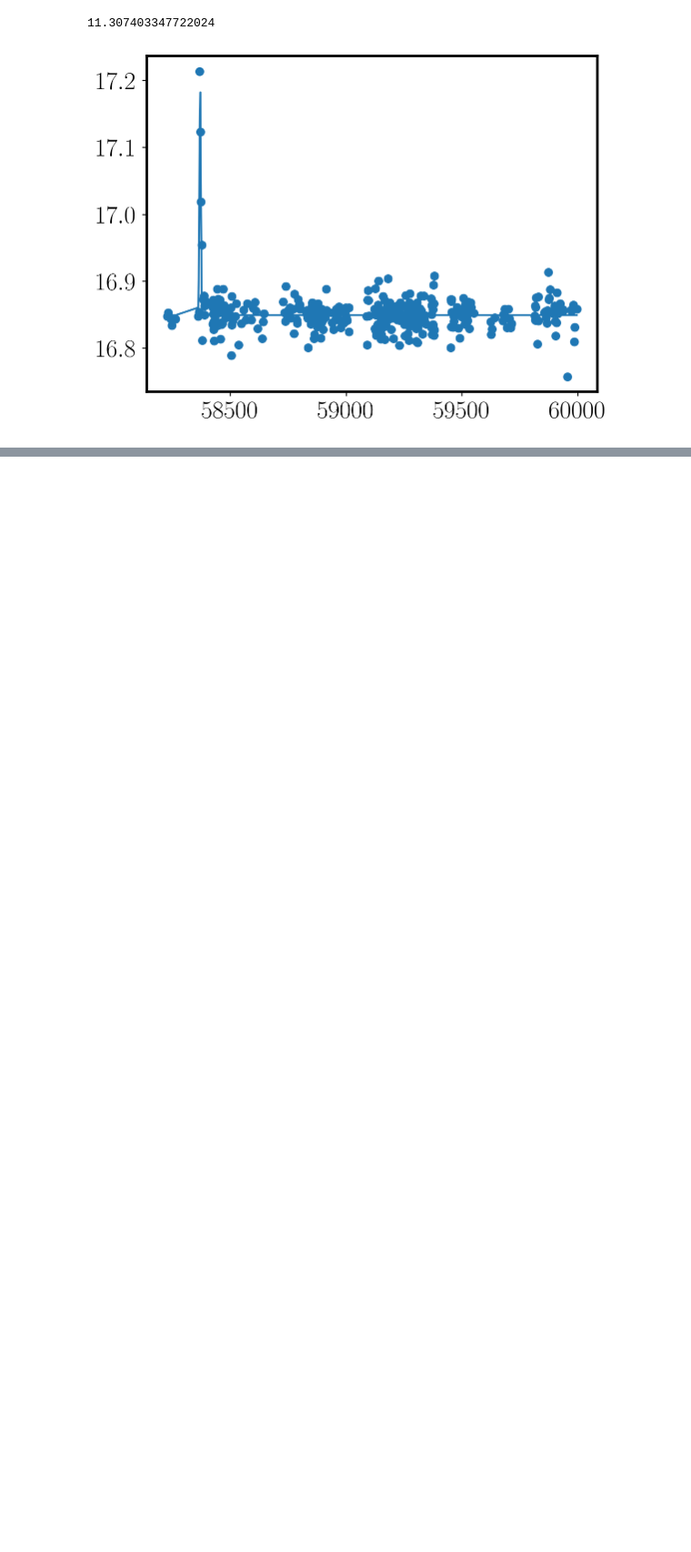
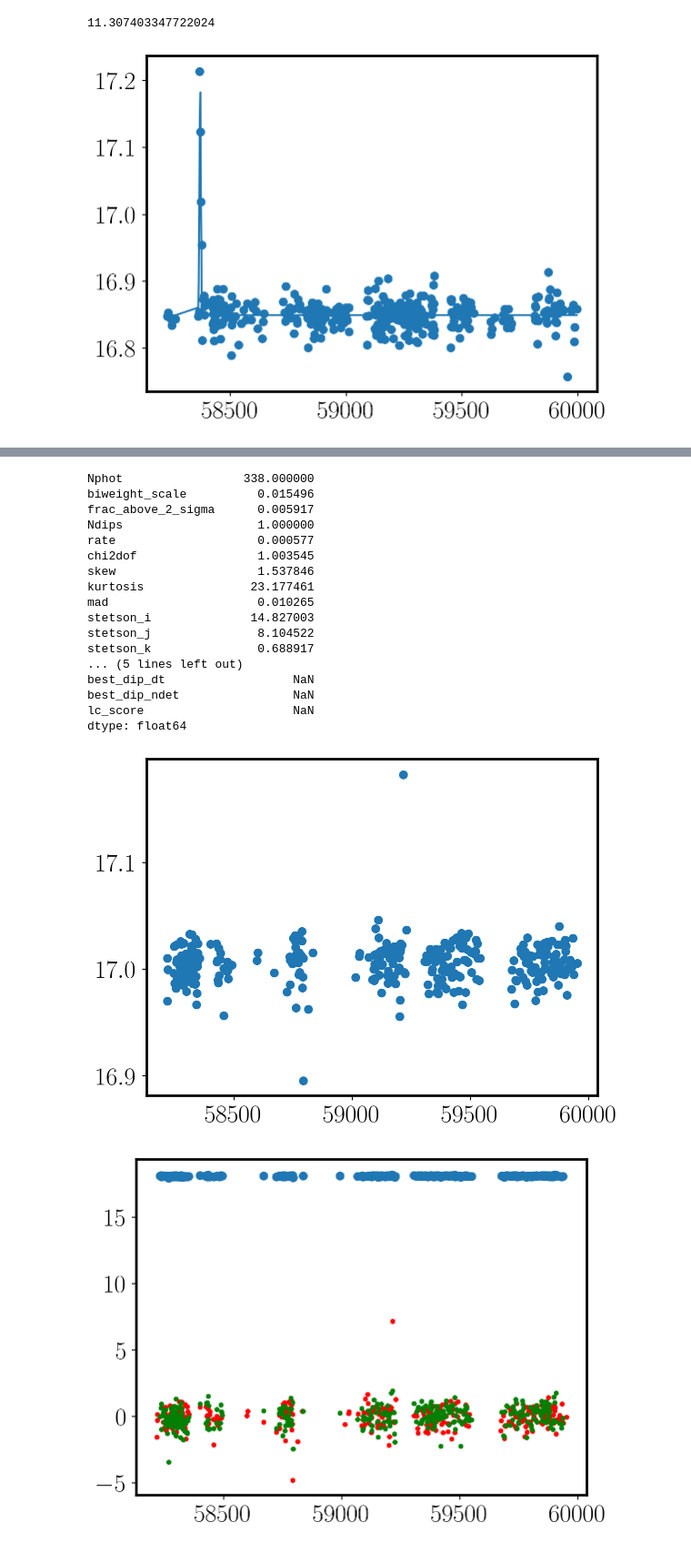
Before and after one commit to AndyTza/little-dip, a Jupyter notebook: notebook/Dipper Prototype.ipynb, the cells around one changed output, grey strips where cells are left out. Shown at 91% size. Saved outputs shown, nothing was run; the diff lists cells and outputs as text; code cells hidden in the pictures; blank space fills up the shorter version.

```diff
--- a/notebook/Dipper Prototype.ipynb
+++ b/notebook/Dipper Prototype.ipynb
@@ -167,0 +198,7 @@ np.log(evaluate_updated(lc_time, lc_mag, lc_magerr, lc_flags, lc_filter)['lc_sco
+# %%
+evaluate_updated(obs_time,
+                    obs_mag,
+                    obs_magerr,
+                    obs_cat,
+                    obs_filter)
+# %% [output]
@@ -167,0 +207,19 @@ np.log(evaluate_updated(lc_time, lc_mag, lc_magerr, lc_flags, lc_filter)['lc_sco
+Nphot                 338.000000
+biweight_scale          0.015496
+frac_above_2_sigma      0.005917
+Ndips                   1.000000
+rate                    0.000577
+chi2dof                 1.003545
+skew                    1.537846
+kurtosis               23.177461
+mad                     0.010265
+stetson_i              14.827003
+stetson_j               8.104522
+stetson_k               0.688917
+... (5 lines left out)
+best_dip_dt                  NaN
+best_dip_ndet                NaN
+lc_score                     NaN
+dtype: float64
+[figure, added]
+[figure, added]
```
Also changed, not shown: parts of 9 cells of this notebook, 2 other files.
